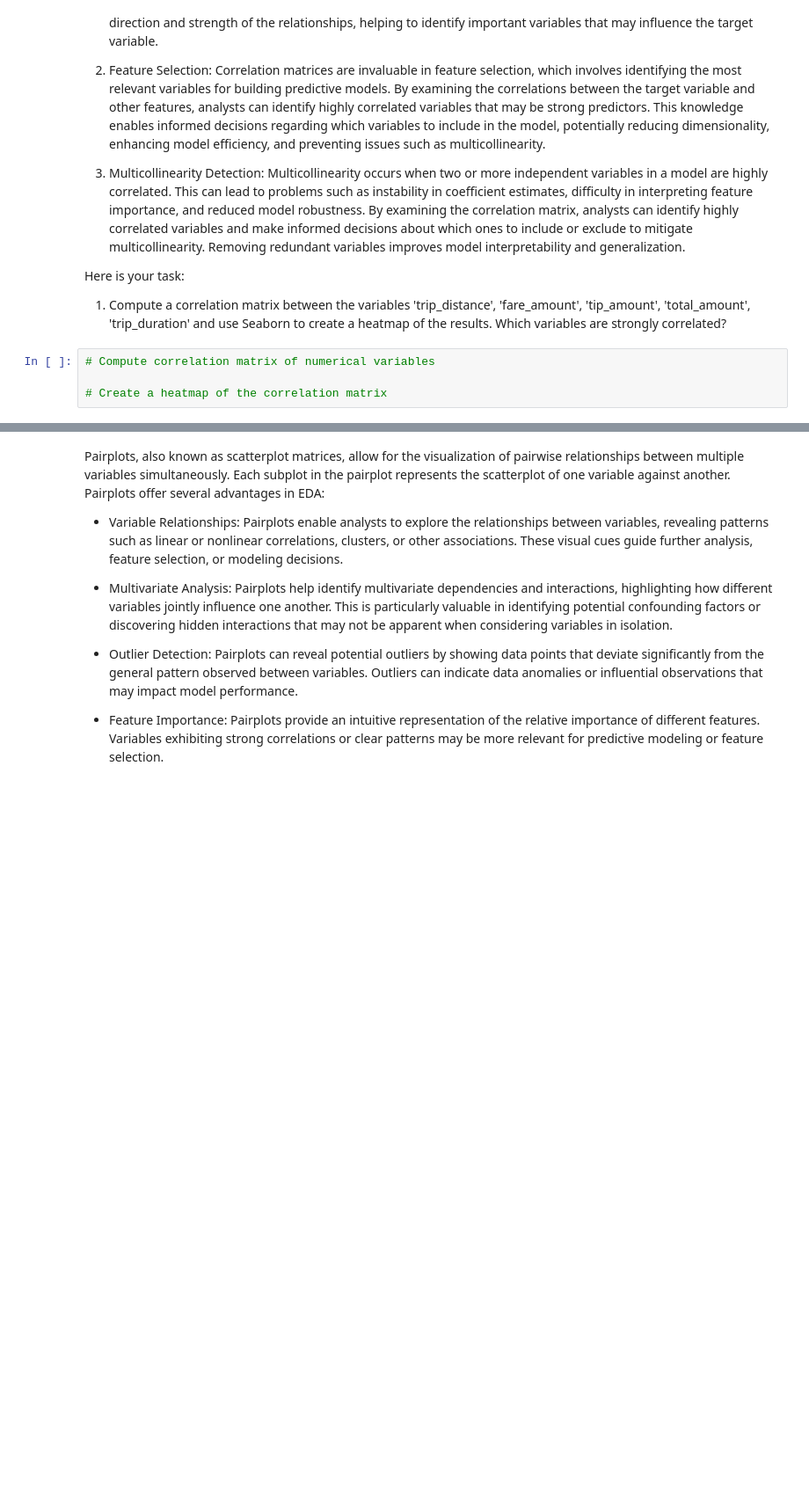
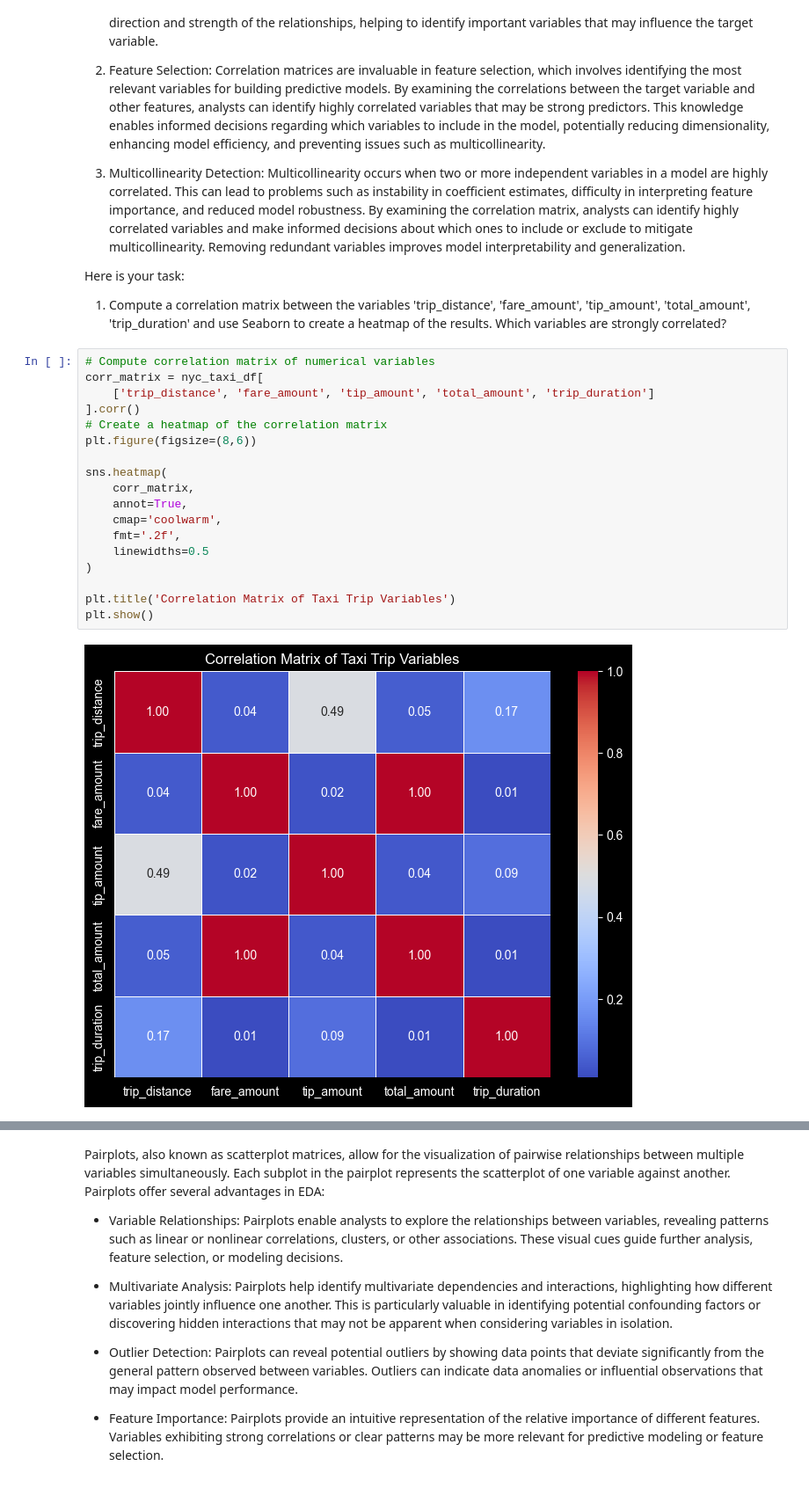
Before and after one commit to balindrarayamajhi/spring-board-mle-projects, a Jupyter notebook: Student_MLE_MiniProject_EDA.ipynb, the cells around one changed output, grey strips where cells are left out. Shown at 88% size. Drawn from its saved outputs; the diff is of its cells as text; blank space fills up the shorter version.

```diff
--- a/Student_MLE_MiniProject_EDA.ipynb
+++ b/Student_MLE_MiniProject_EDA.ipynb
@@ -133,7 +165,23 @@ In the realm of machine learning, understanding the relationships between variab
 Here is your task:
 
   1. Compute a correlation matrix between the variables 'trip_distance', 'fare_amount', 'tip_amount', 'total_amount', 'trip_duration' and use Seaborn to create a heatmap of the results. Which variables are strongly correlated?
-# %%
-# Compute correlation matrix of numerical variables
-
-# Create a heatmap of the correlation matrix
+# %%
+# Compute correlation matrix of numerical variables
+corr_matrix = nyc_taxi_df[
+    ['trip_distance', 'fare_amount', 'tip_amount', 'total_amount', 'trip_duration']
+].corr()
+# Create a heatmap of the correlation matrix
+plt.figure(figsize=(8,6))
+
+sns.heatmap(
+    corr_matrix,
+    annot=True,
+    cmap='coolwarm',
+    fmt='.2f',
+    linewidths=0.5
+)
+
+plt.title('Correlation Matrix of Taxi Trip Variables')
+plt.show()
+# %% [output]
+[figure, added]
```
Also changed, not shown: parts of 20 cells of this notebook.
